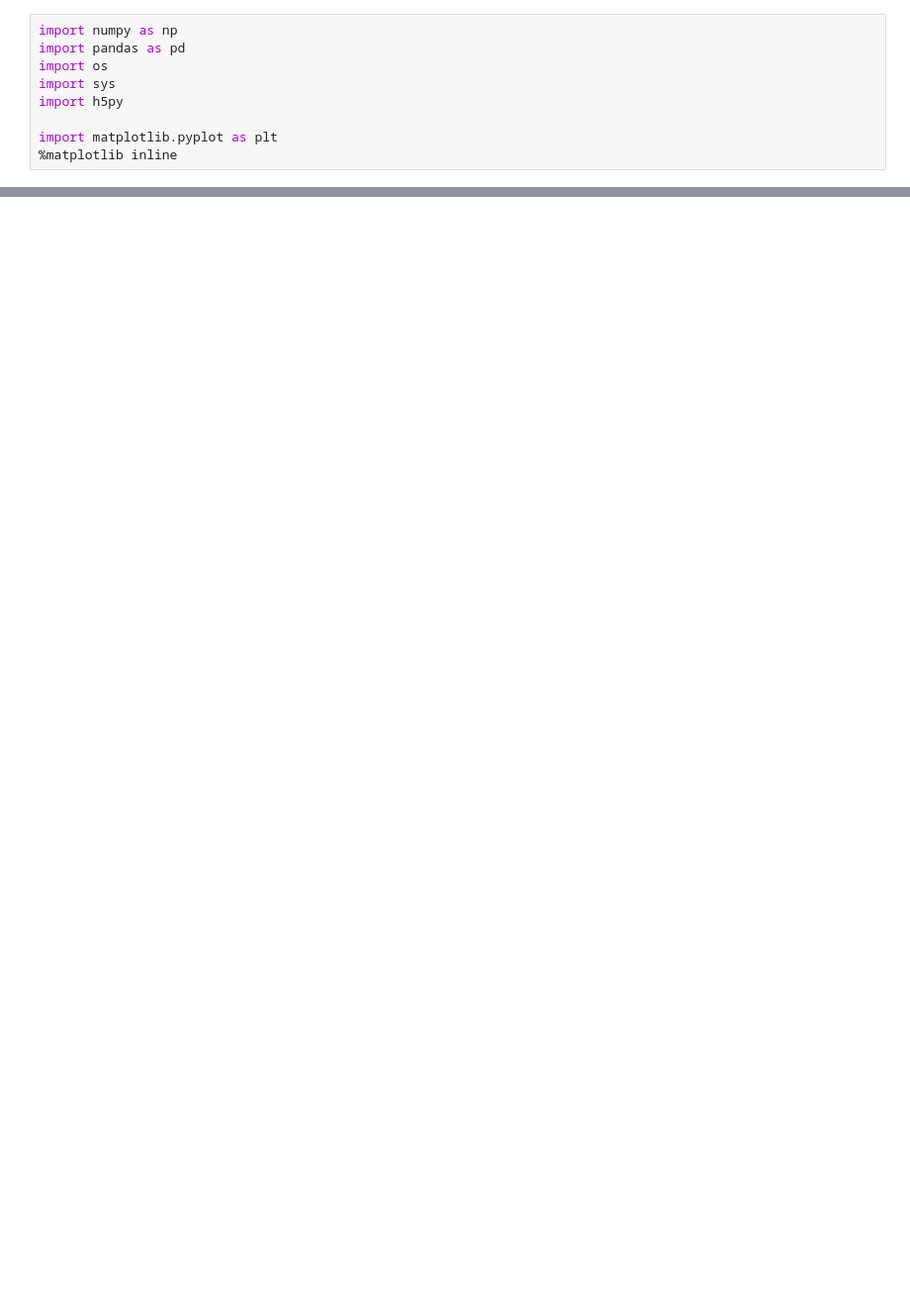
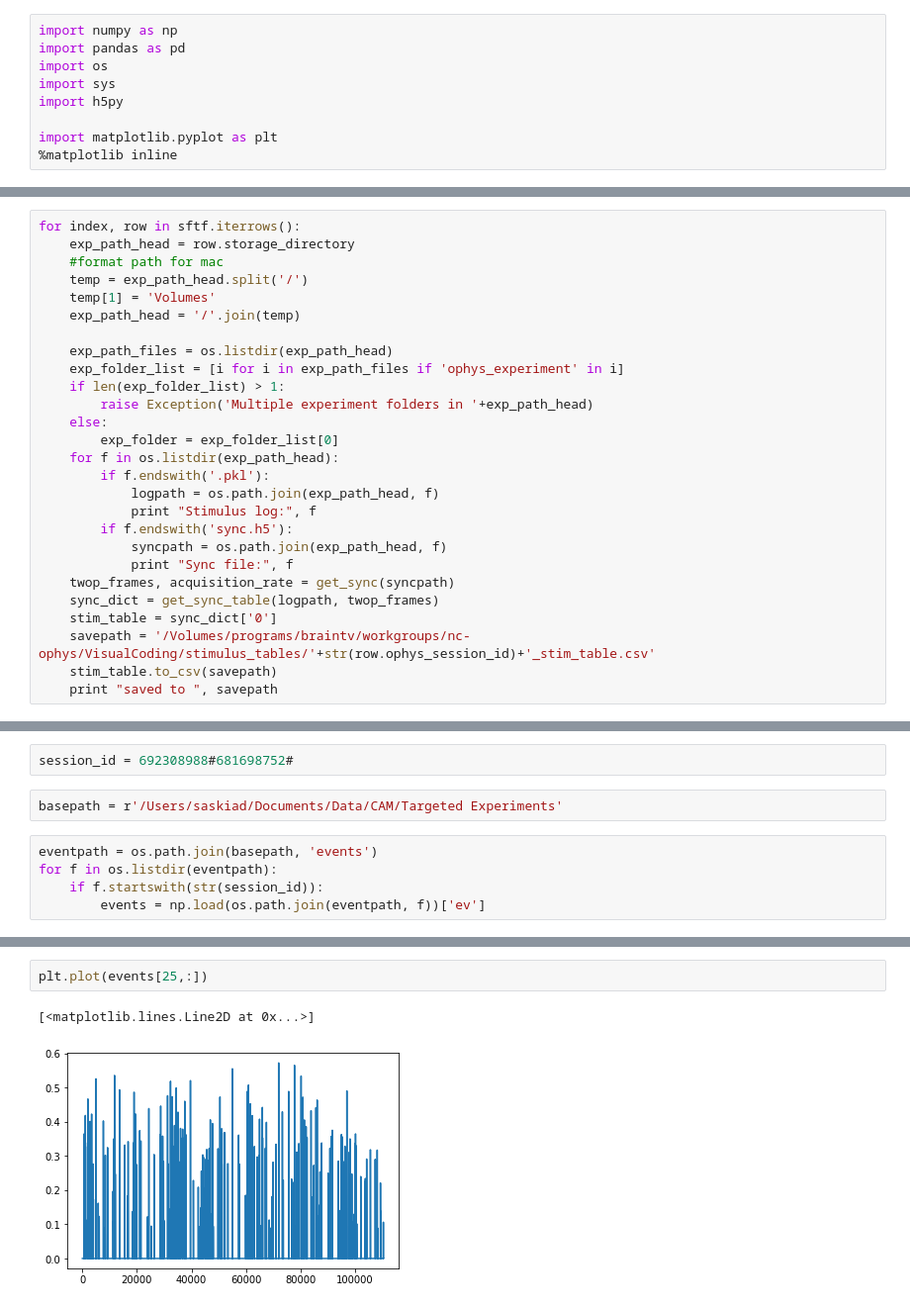
Before and after one commit to saskiad/direction_flipping, a Jupyter notebook: SFTF_code/SFTF DGTF.ipynb, the cells around one changed output, grey strips where cells are left out. Shown at 99% size. Saved outputs shown, nothing was run; the diff lists cells and outputs as text; blank space fills up the shorter version.

Commit message:
LSN plotting and other SFTF analysis

```diff
--- a/SFTF_code/SFTF DGTF.ipynb
+++ b/SFTF_code/SFTF DGTF.ipynb
@@ -13,0 +66,27 @@ ImportError: No module named sync
+# %%
+for index, row in sftf.iterrows():
+    exp_path_head = row.storage_directory
+    #format path for mac
+    temp = exp_path_head.split('/')
+    temp[1] = 'Volumes'
+    exp_path_head = '/'.join(temp)
+
+    exp_path_files = os.listdir(exp_path_head)
+    exp_folder_list = [i for i in exp_path_files if 'ophys_experiment' in i]
+    if len(exp_folder_list) > 1:
+        raise Exception('Multiple experiment folders in '+exp_path_head)
+    else:
+        exp_folder = exp_folder_list[0]
+    for f in os.listdir(exp_path_head):
+        if f.endswith('.pkl'):
+            logpath = os.path.join(exp_path_head, f)
+            print "Stimulus log:", f
+        if f.endswith('sync.h5'):
+            syncpath = os.path.join(exp_path_head, f)
+            print "Sync file:", f
+    twop_frames, acquisition_rate = get_sync(syncpath)
+    sync_dict = get_sync_table(logpath, twop_frames)
+    stim_table = sync_dict['0']
+    savepath = '/Volumes/programs/braintv/workgroups/nc-ophys/VisualCoding/stimulus_tables/'+str(row.ophys_session_id)+'_stim_table.csv'
+    stim_table.to_csv(savepath)
+    print "saved to ", savepath
@@ -13,0 +117,9 @@ ImportError: No module named sync
+# %%
+session_id = 692308988#681698752#
+# %%
+basepath = r'/Users/saskiad/Documents/Data/CAM/Targeted Experiments'
+# %%
+eventpath = os.path.join(basepath, 'events')
+for f in os.listdir(eventpath):
+    if f.startswith(str(session_id)):
+        events = np.load(os.path.join(eventpath, f))['ev']
@@ -13,0 +213,5 @@ ImportError: No module named sync
+# %%
+plt.plot(events[25,:])
+# %% [output]
+[<matplotlib.lines.Line2D at 0x...>]
+[figure, added]
```
Also changed, not shown: parts of 67 cells of this notebook, 2 other files.
